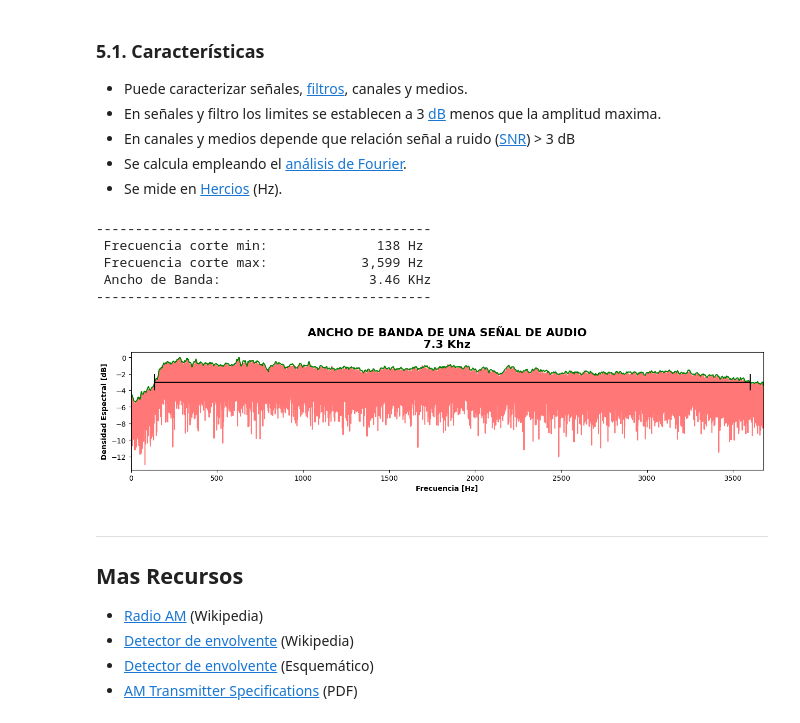
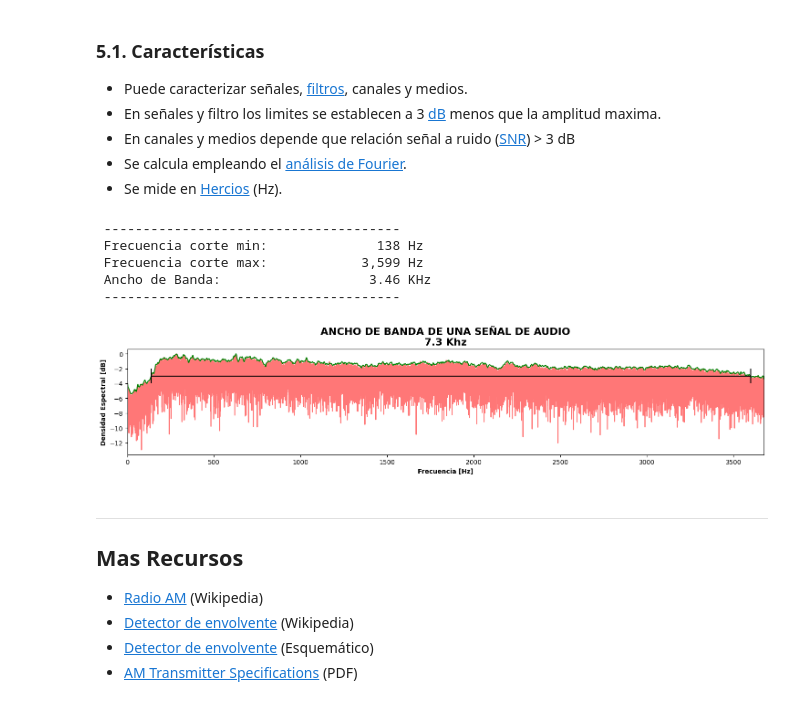
Before and after one commit to GiancarloBenavides/Telematics, a Jupyter notebook: 22-Encolamiento/22.1_señales.ipynb, the cells around one changed output. Saved outputs shown, nothing was run; the diff lists cells and outputs as text; code cells hidden in the pictures.

```diff
--- a/22-Encolamiento/22.1_señales.ipynb
+++ b/22-Encolamiento/22.1_señales.ipynb
@@ -593,44 +601,45 @@ WB = f_max-f_min
 
 # Salida estándar
 # ---------------------------------------------------------
-print(43*"-")
+lines = 38
+print(" " + lines*"-")
 print(f" Frecuencia corte min:      {f_min:11,.0f} Hz")
 print(f" Frecuencia corte max:      {f_max:11,.0f} Hz")
 print(f" Ancho de Banda:            {WB/1000:11,.2f} KHz")
-print(43*"-")
+print(" " + lines*"-")
 
 # Gráfica
 # ---------------------------------------------------------
-plt.figure(figsize=(16, 3))
+plt.figure(figsize=(18, 3))
 plt.plot(f, S, color='#F77')
 plt.plot(f, M, 'g')
 plt.hlines(-3, f_min, f_max, 'black')
 plt.vlines(f_min, -4, -2, 'black')
 plt.vlines(f_max, -4, -2, 'black')
 
 # plt.plot(
 #     bins,
 #     1/(sigma * np.sqrt(2 * np.pi)) * np.exp( - (bins - mu)**2 / (2 * sigma**2) ),
 #     linewidth=2, color='r')
 
 # Garrapatas
 plt.xlim(f.min(), f.max())
 
 # Textos en la gráfica
 plt.title(
     "Ancho de banda de una señal de Audio\n".upper() +
     f"{frecuencia_de_muestreo/1_000:.1f} Khz", fontsize=16, fontweight="bold")
 plt.ylabel("Densidad Espectral [dB]", fontweight="bold")
 plt.xlabel("Frecuencia [Hz]", fontweight="bold")
 
 plt.show()
 # %% [output]
--------------------------------------------
+ --------------------------------------
  Frecuencia corte min:              138 Hz
  Frecuencia corte max:            3,599 Hz
  Ancho de Banda:                   3.46 KHz
--------------------------------------------
+ --------------------------------------
-[figure, old version]
+[figure, new version]
 # %% [markdown]
 ---
 ## Mas Recursos
```
Also changed, not shown: parts of 5 cells of this notebook, 1 other file.
